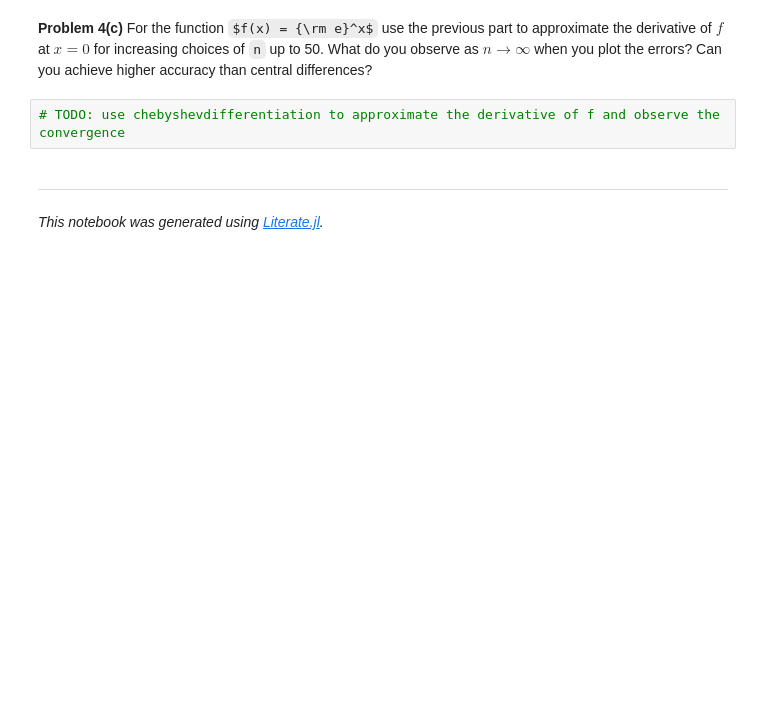
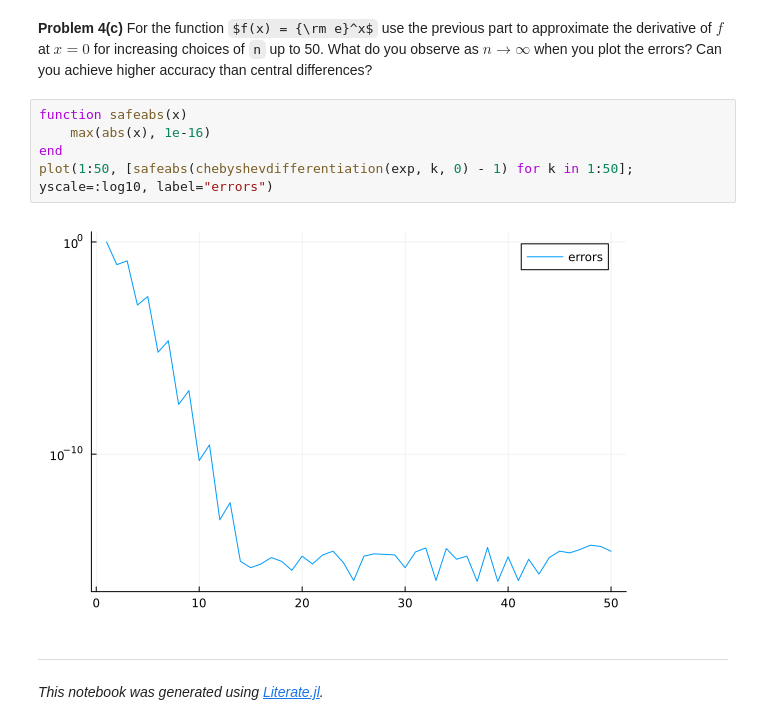
Before and after one commit to lovelife383/MATH50003NumericalAnalysis, a Jupyter notebook: labs/lab9.ipynb, the cells around one changed output. Cells and saved outputs as stored; diff of their text form; some formulas as TeX source; blank space fills up the shorter version.

```diff
--- a/labs/lab9.ipynb
+++ b/labs/lab9.ipynb
@@ -375,8 +375,13 @@ Test Passed
 to approximate the derivative of $f$  at $x = 0$ for increasing choices of `n` up to 50.
 What do you observe as $n → ∞$ when you plot the errors?
 Can you achieve higher accuracy than central differences?
-# %%
-# TODO: use chebyshevdifferentiation to approximate the derivative of f and observe the convergence
+# %%
+function safeabs(x)
+    max(abs(x), 1e-16)
+end
+plot(1:50, [safeabs(chebyshevdifferentiation(exp, k, 0) - 1) for k in 1:50]; yscale=:log10, label="errors")
+# %% [output]
+[figure, added]
 # %% [markdown]
 ---
 
```
